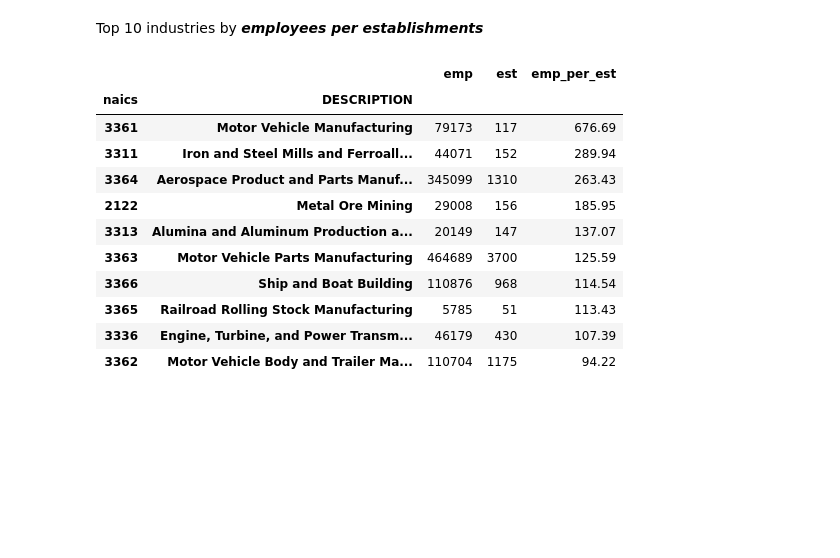
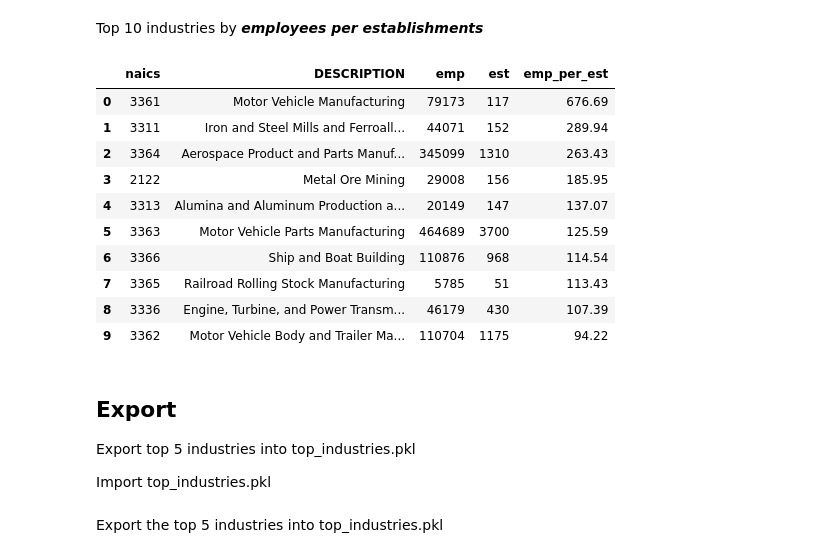
Before and after one commit to bogdankrenz/data_mining_SO2024, a Jupyter notebook: notebooks/2_data_understanding_pattern.ipynb, the cells around one changed output. Drawn from its saved outputs; the diff is of its cells as text; code cells hidden in the pictures; blank space fills up the shorter version.

```diff
--- a/notebooks/2_data_understanding_pattern.ipynb
+++ b/notebooks/2_data_understanding_pattern.ipynb
@@ -160,21 +170,26 @@ highest_ap.head(10)
 # %% [markdown]
 Top 10 industries by ***employees per establishments***
 # %%
-highest_emp_per_est = df.groupby(["naics", "DESCRIPTION"])[["emp", "est"]].sum()
-highest_emp_per_est["emp_per_est"] = highest_emp_per_est["emp"] / highest_emp_per_est["est"]
-highest_emp_per_est = highest_emp_per_est.sort_values(by="emp_per_est", ascending=False)
+highest_emp = df.groupby(["naics", "DESCRIPTION"])[["emp", "est"]].sum()
+highest_emp["emp_per_est"] = highest_emp["emp"] / highest_emp["est"]
+highest_emp = highest_emp.sort_values(by="emp_per_est", ascending=False).reset_index()
 
-highest_emp_per_est.head(10)
+highest_emp.head(10)
 # %% [output]
-|  |  | emp | est | emp_per_est |
-| naics | DESCRIPTION |  |  |  |
-| 3361 | Motor Vehicle Manufacturing | 79173 | 117 | 676.69 |
-| 3311 | Iron and Steel Mills and Ferroall... | 44071 | 152 | 289.94 |
-| 3364 | Aerospace Product and Parts Manuf... | 345099 | 1310 | 263.43 |
-| 2122 | Metal Ore Mining | 29008 | 156 | 185.95 |
-| 3313 | Alumina and Aluminum Production a... | 20149 | 147 | 137.07 |
-| 3363 | Motor Vehicle Parts Manufacturing | 464689 | 3700 | 125.59 |
-| 3366 | Ship and Boat Building | 110876 | 968 | 114.54 |
-| 3365 | Railroad Rolling Stock Manufacturing | 5785 | 51 | 113.43 |
-| 3336 | Engine, Turbine, and Power Transm... | 46179 | 430 | 107.39 |
-| 3362 | Motor Vehicle Body and Trailer Ma... | 110704 | 1175 | 94.22 |
+|  | naics | DESCRIPTION | emp | est | emp_per_est |
+| 0 | 3361 | Motor Vehicle Manufacturing | 79173 | 117 | 676.69 |
+| 1 | 3311 | Iron and Steel Mills and Ferroall... | 44071 | 152 | 289.94 |
+| 2 | 3364 | Aerospace Product and Parts Manuf... | 345099 | 1310 | 263.43 |
+| 3 | 2122 | Metal Ore Mining | 29008 | 156 | 185.95 |
+| 4 | 3313 | Alumina and Aluminum Production a... | 20149 | 147 | 137.07 |
+| 5 | 3363 | Motor Vehicle Parts Manufacturing | 464689 | 3700 | 125.59 |
+| 6 | 3366 | Ship and Boat Building | 110876 | 968 | 114.54 |
+| 7 | 3365 | Railroad Rolling Stock Manufacturing | 5785 | 51 | 113.43 |
+| 8 | 3336 | Engine, Turbine, and Power Transm... | 46179 | 430 | 107.39 |
+| 9 | 3362 | Motor Vehicle Body and Trailer Ma... | 110704 | 1175 | 94.22 |
+# %% [markdown]
+## Export
+
+Export top 5 industries into top_industries.pkl
+
+Import top_industries.pkl
@@ -180,0 +198,2 @@ highest_emp_per_est.head(10)
+# %% [markdown]
+Export the top 5 industries into top_industries.pkl
```
Also changed, not shown: parts of 6 cells of this notebook, 3 other files.
